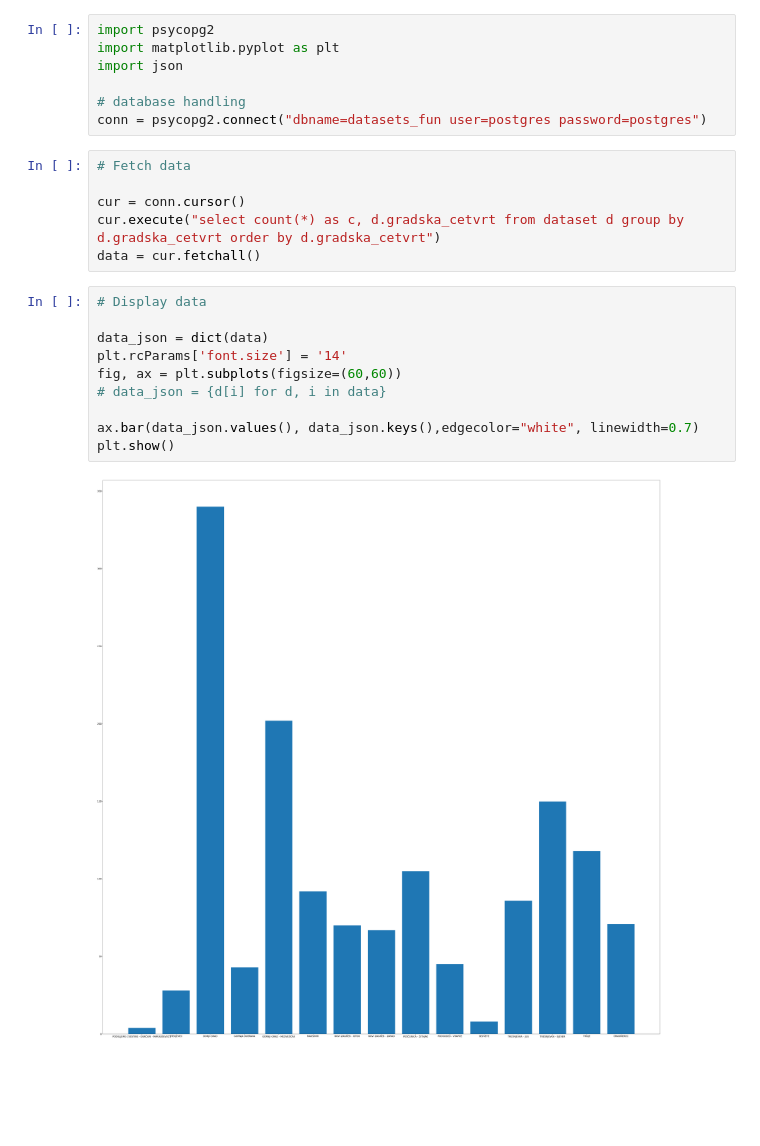
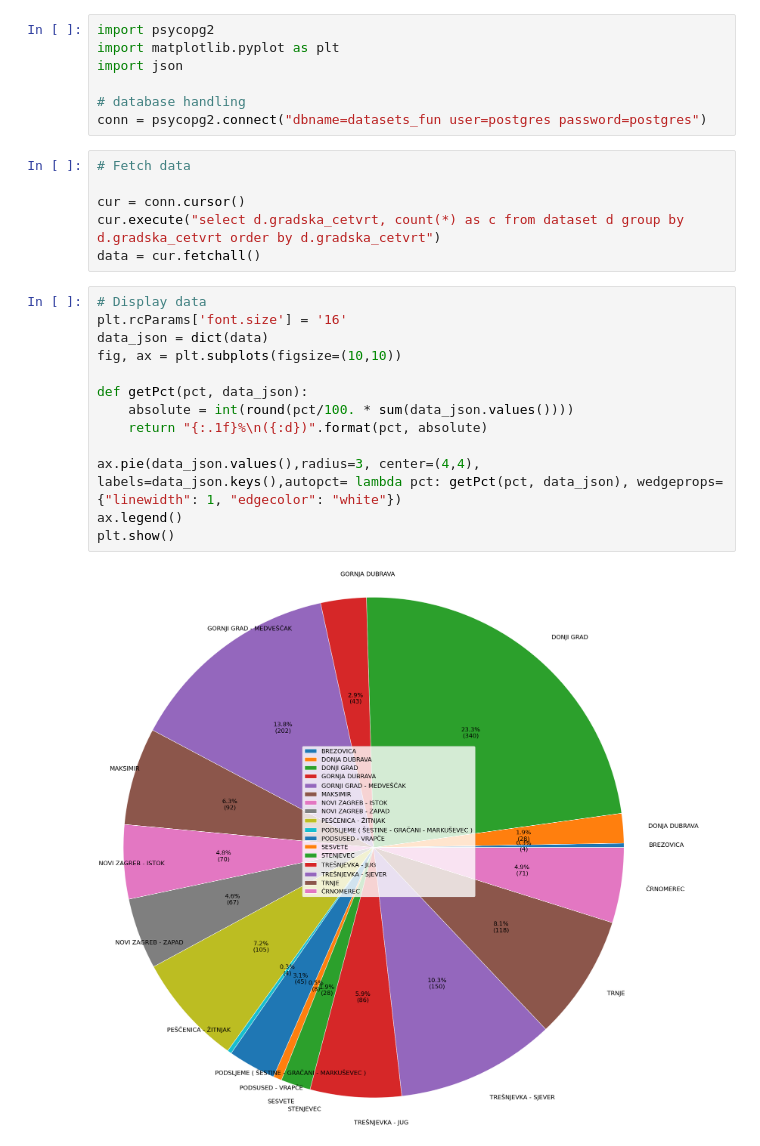
Before and after one commit to fivanusec/Data-Handling, a Jupyter notebook: dataset.ipynb, the cells around one changed output. Cells and saved outputs as stored; diff of their text form; blank space fills up the shorter version.

```diff
--- a/dataset.ipynb
+++ b/dataset.ipynb
@@ -9,17 +9,20 @@ conn = psycopg2.connect("dbname=datasets_fun user=postgres password=postgres")
 # Fetch data
 
 cur = conn.cursor()
-cur.execute("select count(*) as c, d.gradska_cetvrt from dataset d group by d.gradska_cetvrt order by d.gradska_cetvrt")
+cur.execute("select d.gradska_cetvrt, count(*) as c from dataset d group by d.gradska_cetvrt order by d.gradska_cetvrt")
 data = cur.fetchall()
-# %%
-# Display data
-
-data_json = dict(data)
-plt.rcParams['font.size'] = '14'
-fig, ax = plt.subplots(figsize=(60,60))
-# data_json = {d[i] for d, i in data}
-
-ax.bar(data_json.values(), data_json.keys(),edgecolor="white", linewidth=0.7)
-plt.show()
-# %% [output]
-[figure, removed]
+# %%
+# Display data
+plt.rcParams['font.size'] = '16'
+data_json = dict(data)
+fig, ax = plt.subplots(figsize=(10,10))
+
+def getPct(pct, data_json):
+    absolute = int(round(pct/100. * sum(data_json.values())))
+    return "{:.1f}%\n({:d})".format(pct, absolute)
+
+ax.pie(data_json.values(),radius=3, center=(4,4), labels=data_json.keys(),autopct= lambda pct: getPct(pct, data_json), wedgeprops={"linewidth": 1, "edgecolor": "white"})
+ax.legend()
+plt.show()
+# %% [output]
+[figure, added]
```
Also changed, not shown: 6 other files.
